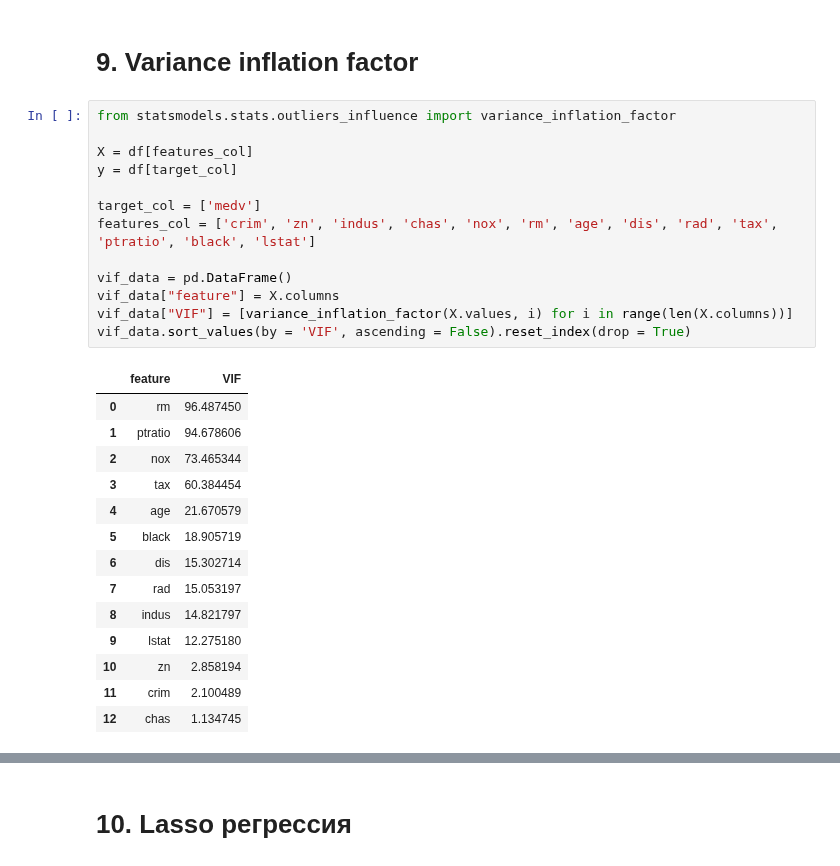
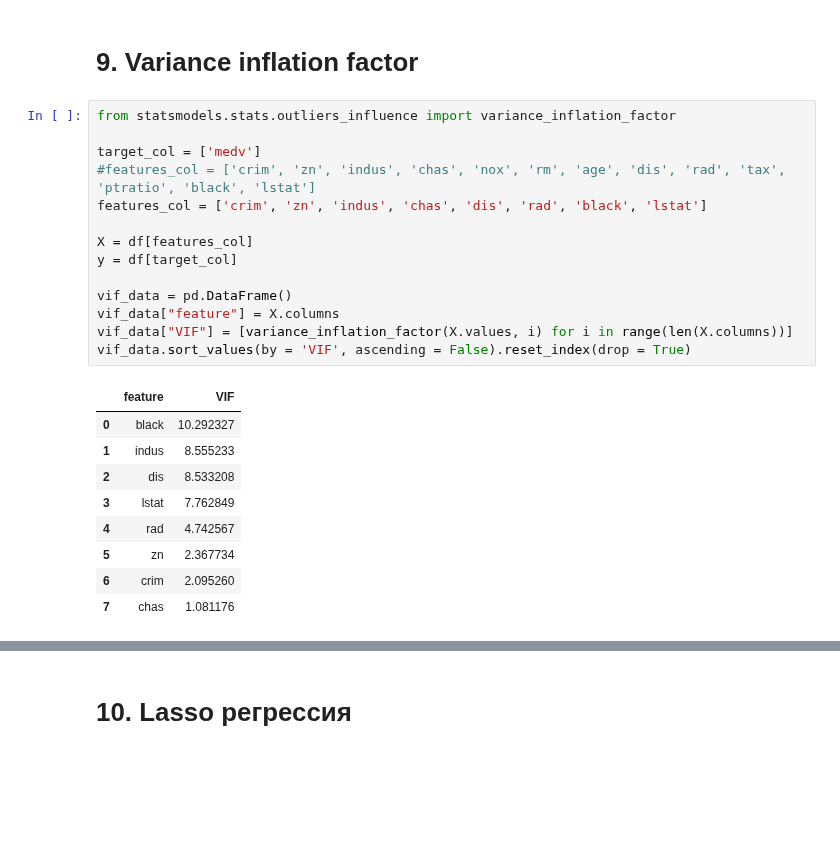
Before and after one commit to tea4erman/Innopolis-2026, a Jupyter notebook: Python/Innopolis_2026_AI_Architect_3_1_3_Polynomial_Regression.ipynb, the cells around one changed output, grey strips where cells are left out. Drawn from its saved outputs; the diff is of its cells as text; blank space fills up the shorter version.

```diff
--- a/Python/Innopolis_2026_AI_Architect_3_1_3_Polynomial_Regression.ipynb
+++ b/Python/Innopolis_2026_AI_Architect_3_1_3_Polynomial_Regression.ipynb
@@ -391,28 +397,24 @@ coefs_df
 # %%
 from statsmodels.stats.outliers_influence import variance_inflation_factor
 
+target_col = ['medv']
+#features_col = ['crim', 'zn', 'indus', 'chas', 'nox', 'rm', 'age', 'dis', 'rad', 'tax', 'ptratio', 'black', 'lstat']
+features_col = ['crim', 'zn', 'indus', 'chas', 'dis', 'rad', 'black', 'lstat']
+
 X = df[features_col]
 y = df[target_col]
-
-target_col = ['medv']
-features_col = ['crim', 'zn', 'indus', 'chas', 'nox', 'rm', 'age', 'dis', 'rad', 'tax', 'ptratio', 'black', 'lstat']
 
 vif_data = pd.DataFrame()
 vif_data["feature"] = X.columns
 vif_data["VIF"] = [variance_inflation_factor(X.values, i) for i in range(len(X.columns))]
 vif_data.sort_values(by = 'VIF', ascending = False).reset_index(drop = True)
 # %% [output]
 |  | feature | VIF |
-| 0 | rm | 96.487450 |
-| 1 | ptratio | 94.678606 |
-| 2 | nox | 73.465344 |
-| 3 | tax | 60.384454 |
-| 4 | age | 21.670579 |
-| 5 | black | 18.905719 |
-| 6 | dis | 15.302714 |
-| 7 | rad | 15.053197 |
-| 8 | indus | 14.821797 |
-| 9 | lstat | 12.275180 |
-| 10 | zn | 2.858194 |
-| 11 | crim | 2.100489 |
-| 12 | chas | 1.134745 |
+| 0 | black | 10.292327 |
+| 1 | indus | 8.555233 |
+| 2 | dis | 8.533208 |
+| 3 | lstat | 7.762849 |
+| 4 | rad | 4.742567 |
+| 5 | zn | 2.367734 |
+| 6 | crim | 2.095260 |
+| 7 | chas | 1.081176 |
```
Also changed, not shown: parts of 13 cells of this notebook.
